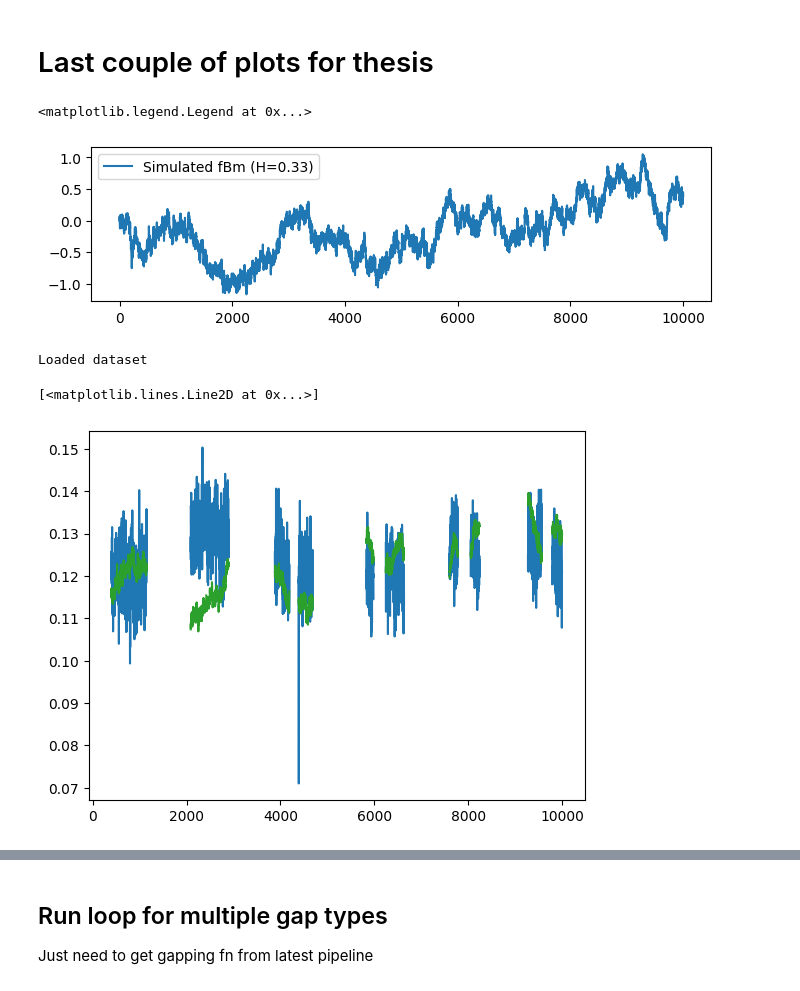
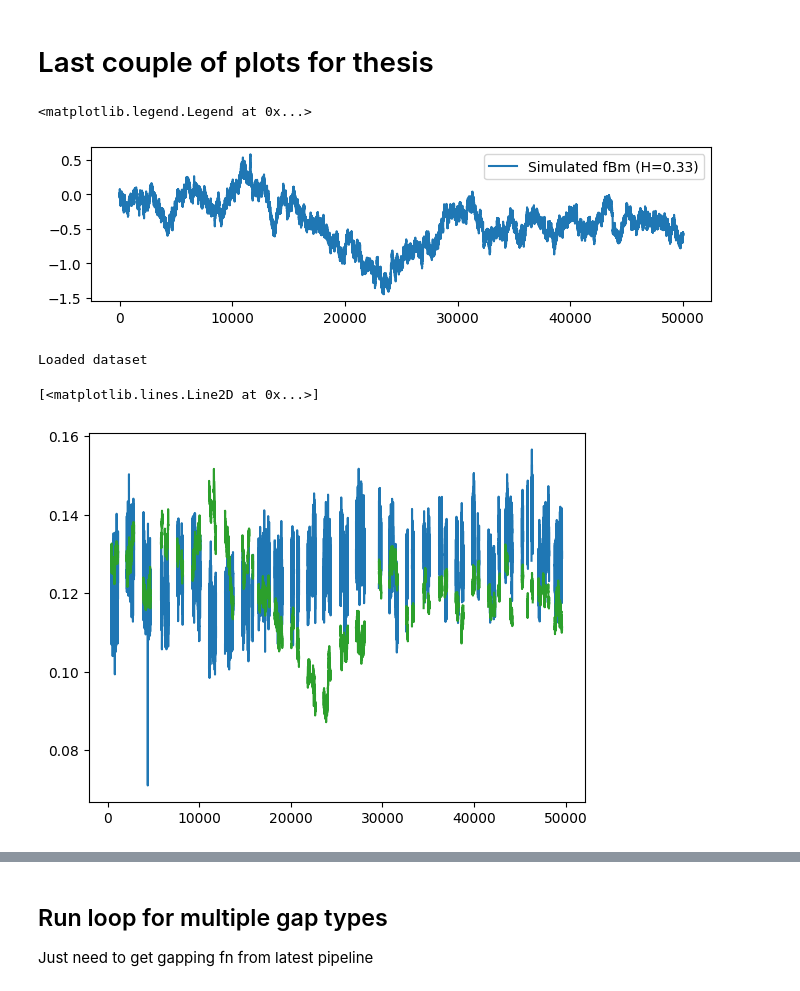
Before and after one commit to daniel-wrench/sf_gap_analysis, a Jupyter notebook: notebooks/final_plots.ipynb, the cells around one changed output, grey strips where cells are left out. Cells and saved outputs as stored; diff of their text form; code cells hidden in the pictures.

```diff
--- a/notebooks/final_plots.ipynb
+++ b/notebooks/final_plots.ipynb
@@ -21,18 +21,20 @@ import src.sf_funcs as sf_funcs
 # Simulate fractional Brownian motion
 np.random.seed(43)
 
-n = 50000  # Number of points
+n = 100000  # Number of points
+quicklook_n = 50000  # Number of points to plot for quicklook
+
 
 hurst = 1 / 3  # Hurst parameter (0 < H < 1) = alpha/p for SF scaling
 fbm_sim = FBM(n=n, hurst=hurst, length=1)
 ts_sim = fbm_sim.fbm()[:n]
 
 plt.figure(figsize=(8, 2))
-plt.plot(ts_sim, label=f"Simulated fBm (H={hurst:.2f})")
+plt.plot(ts_sim[:quicklook_n], label=f"Simulated fBm (H={hurst:.2f})")
 plt.legend()
 # %% [output]
 <matplotlib.legend.Legend at 0x...>
-[figure, old version]
+[figure, new version]
 # %%
 # Read in cleaned Voyager 1 data
 df = pd.read_pickle("../data/interim/voyager/voyager1_lism_cleaned.pkl")
@@ -40,25 +42,26 @@ print("Loaded dataset")
 # %% [output]
 Loaded dataset
 # %%
+
 # Set simulated data to NaN where Voyager 1 data is missing
 v1_subset = df.BR[:n]
 v1_missing_mask = v1_subset.isna()
 
 ts_sim_v1_gaps = ts_sim.copy()
 ts_sim_v1_gaps[v1_missing_mask] = (
     np.nan
 )
 
 # Normalize the simulated data to match the mean and standard deviation of the Voyager 1 data
 ts_sim_v1_gaps_std = ts_sim_v1_gaps / np.nanstd(ts_sim_v1_gaps) * np.nanstd(
     v1_subset
 ) + np.nanmean(v1_subset)
 
-plt.plot(v1_subset.values, label="Voyager 1 LISM", color="C0")
-plt.plot(ts_sim_v1_gaps_std, label="Simulated fBm", color="C2")
+plt.plot(v1_subset.values[:quicklook_n], label="Voyager 1 LISM", color="C0")
+plt.plot(ts_sim_v1_gaps_std[:quicklook_n], label="Simulated fBm", color="C2")
 # %% [output]
 [<matplotlib.lines.Line2D at 0x...>]
-[figure, old version]
+[figure, new version]
 # %%
 ts_sim_v1_gaps_lint = pd.DataFrame(
     ts_sim_v1_gaps, index=df.index[:n], columns=["Simulated fBm"])
```
Also changed, not shown: parts of 11 cells of this notebook, 4 other files.
